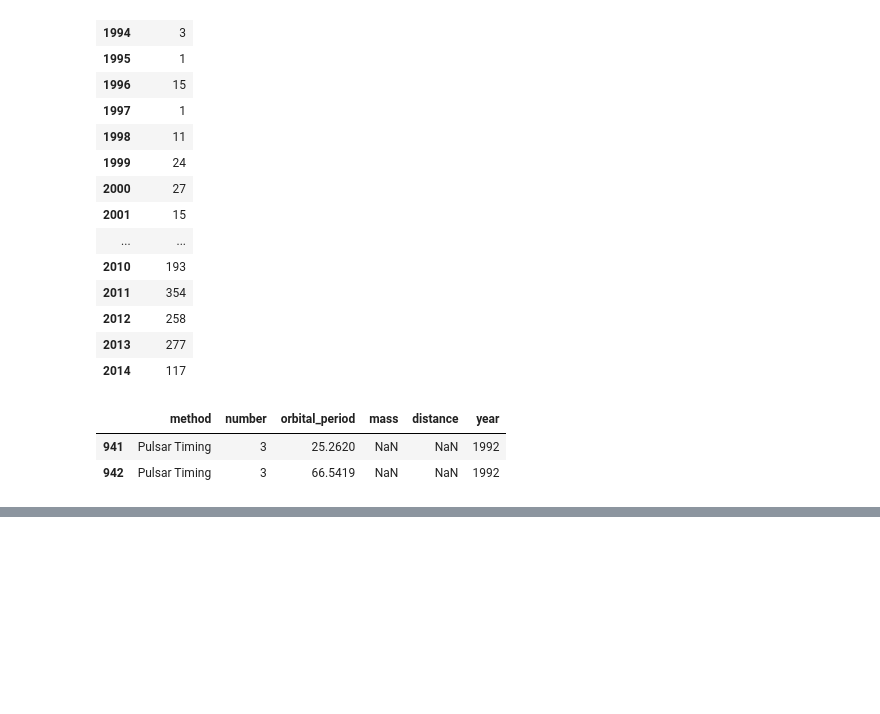
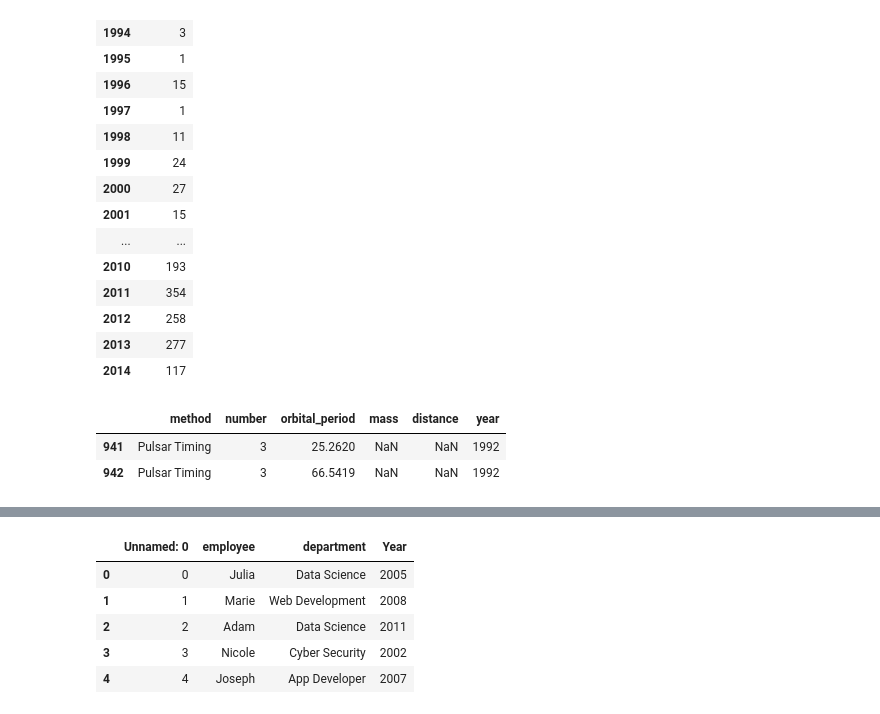
Before and after one commit to SriRamK345/Pandas_lib, a Jupyter notebook: Pandas.ipynb, the cells around one changed output, grey strips where cells are left out. Cells and saved outputs as stored; diff of their text form; code cells hidden in the pictures; blank space fills up the shorter version.

```diff
--- a/Pandas.ipynb
+++ b/Pandas.ipynb
@@ -960,0 +1044,10 @@ df2[df2['year'] == 1992]
+# %%
+pp2 = pd.read_csv('/content/csv_example_data_3.csv')
+pp2.head()
+# %% [output]
+|  | Unnamed: 0 | employee | department | Year |
+| 0 | 0 | Julia | Data Science | 2005 |
+| 1 | 1 | Marie | Web Development | 2008 |
+| 2 | 2 | Adam | Data Science | 2011 |
+| 3 | 3 | Nicole | Cyber Security | 2002 |
+| 4 | 4 | Joseph | App Developer | 2007 |
```
Also changed, not shown: parts of 15 cells of this notebook.
